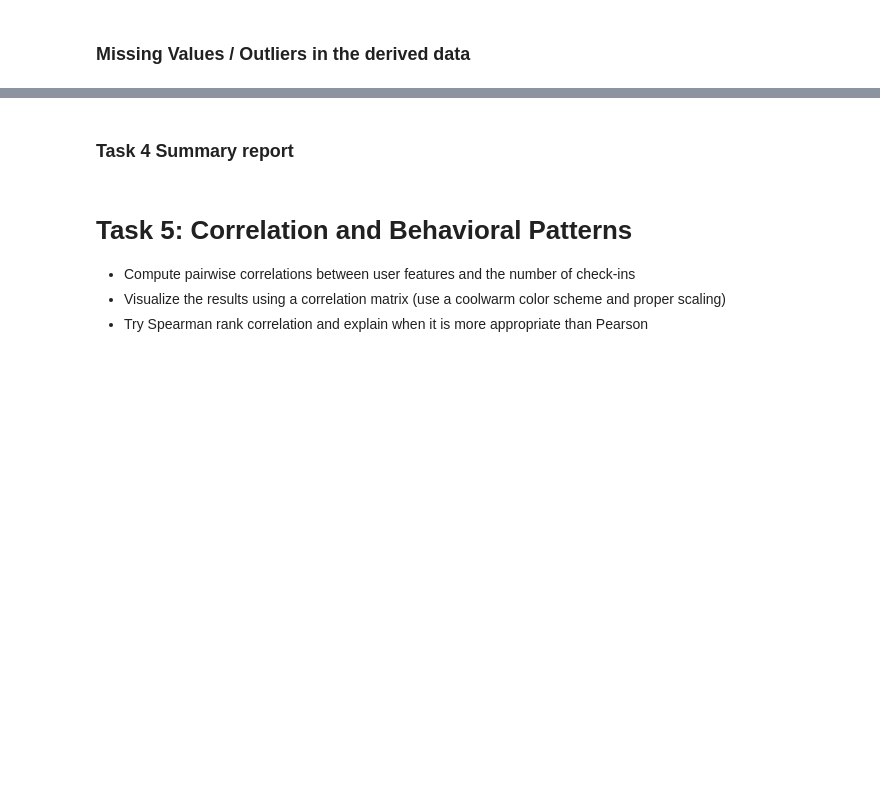
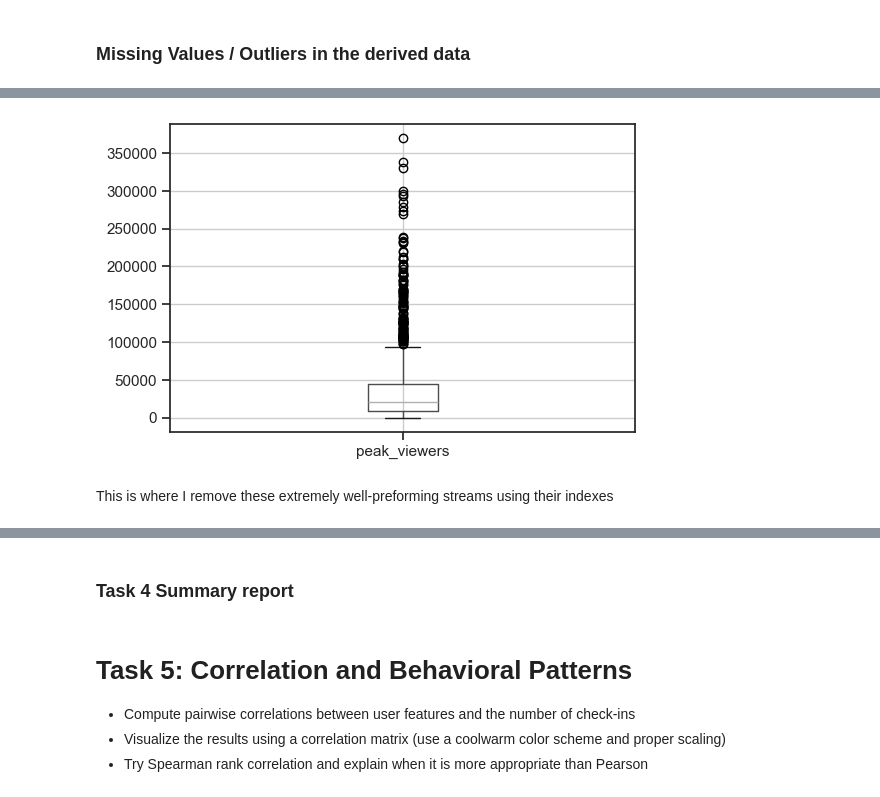
Before and after one commit to cda79/IAT461-Assignment01, a Jupyter notebook: IAT461-Assignment01-Scaffold.ipynb, the cells around one changed output, grey strips where cells are left out. Drawn from its saved outputs; the diff is of its cells as text; code cells hidden in the pictures; blank space fills up the shorter version.

```diff
--- a/IAT461-Assignment01-Scaffold.ipynb
+++ b/IAT461-Assignment01-Scaffold.ipynb
@@ -417,0 +422,9 @@ memory usage: 68.0 KB
+# %%
+streams_viewer_median = streams_df_resolved['peak_viewers'].median().round(2)
+
+streams_df_resolved['peak_viewers'] = streams_df['peak_viewers'].fillna(streams_viewer_median)
+
+print(f"Median used for replacement: {streams_viewer_median:.2f}")
+
+# Check data has been fully resolved by looking at rows where peak viewers & category is missing
+streams_df_resolved.head(25).tail(5)
@@ -966,0 +1014,9 @@ Resolved by
+# %%
+# Visualize it with boxplot just to see if its accurate
+
+streams_df_resolved.boxplot(column='peak_viewers', figsize=(6,4))
+plt.show()
+# %% [output]
+[figure, added]
+# %% [markdown]
+This is where I remove these extremely well-preforming streams using their indexes
```
Also changed, not shown: parts of 13 cells of this notebook.
